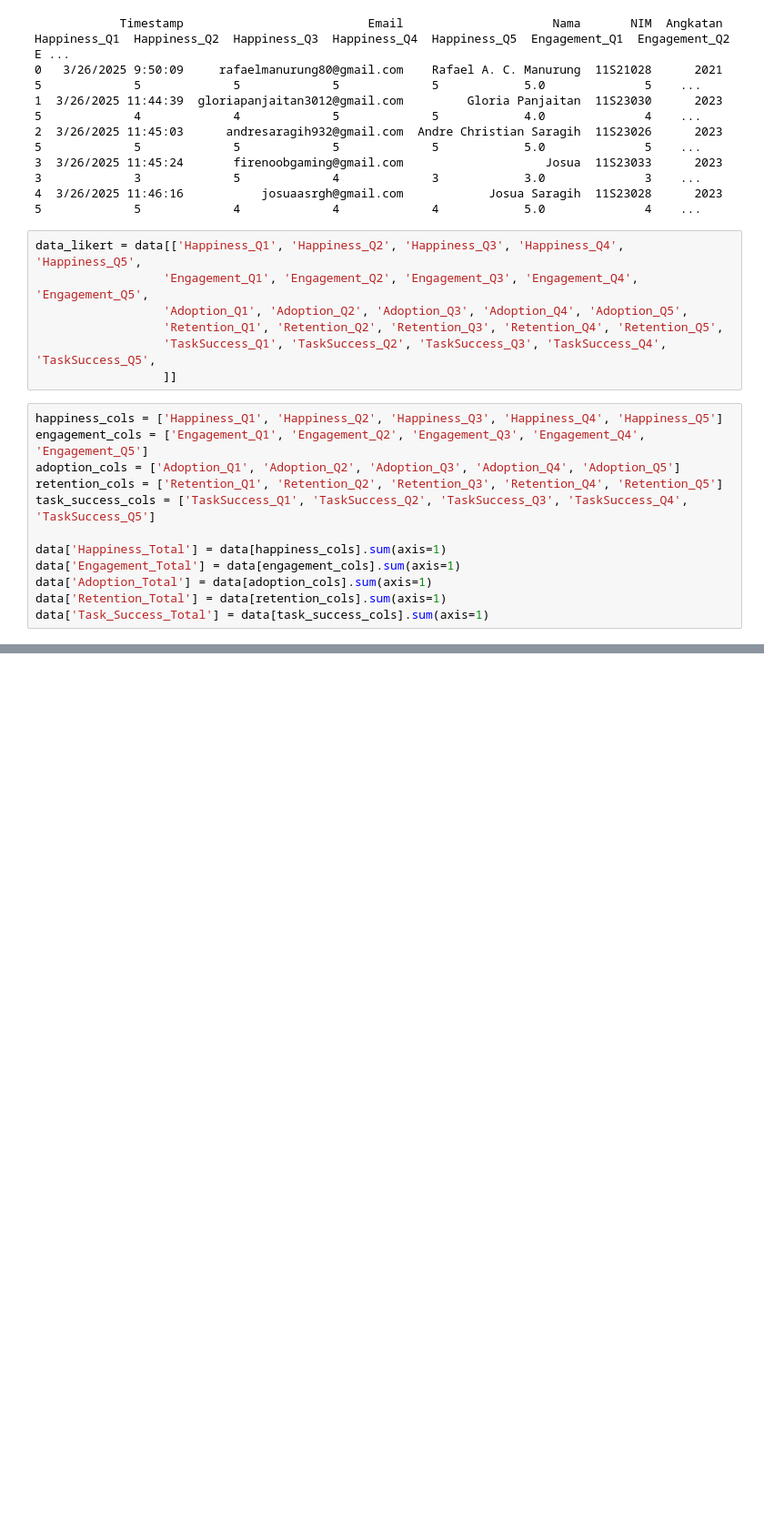
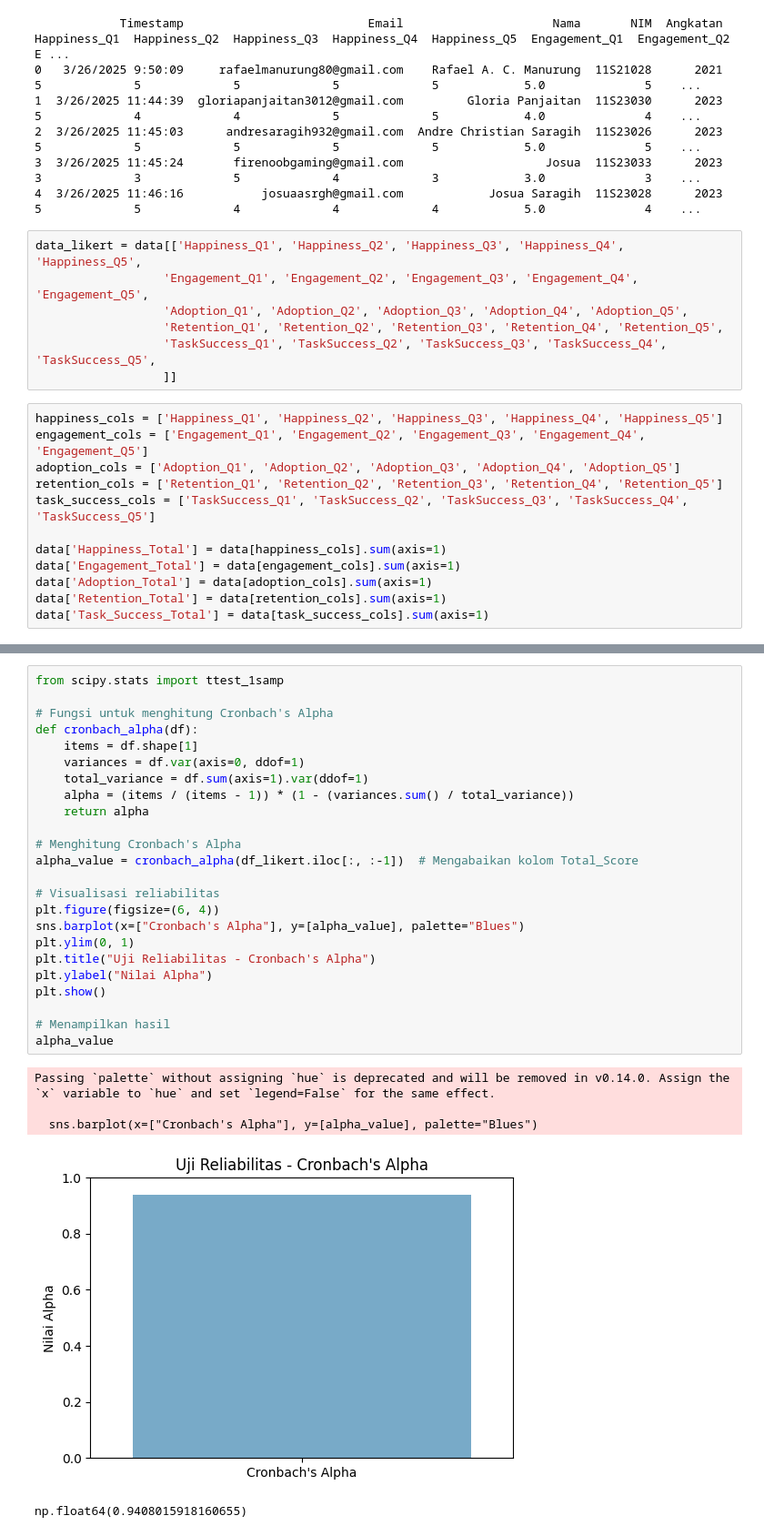
Before and after one commit to TRZs69/data-analysis, a Jupyter notebook: validity_test.ipynb, the cells around one changed output, grey strips where cells are left out. Shown at 91% size. Cells and saved outputs as stored; diff of their text form; blank space fills up the shorter version.

```diff
--- a/validity_test.ipynb
+++ b/validity_test.ipynb
@@ -123,0 +266,30 @@ Cronbach Alpha untuk Aspek Task Success: 0.889
+# %%
+from scipy.stats import ttest_1samp
+
+# Fungsi untuk menghitung Cronbach's Alpha
+def cronbach_alpha(df):
+    items = df.shape[1]
+    variances = df.var(axis=0, ddof=1)
+    total_variance = df.sum(axis=1).var(ddof=1)
+    alpha = (items / (items - 1)) * (1 - (variances.sum() / total_variance))
+    return alpha
+
+# Menghitung Cronbach's Alpha
+alpha_value = cronbach_alpha(df_likert.iloc[:, :-1])  # Mengabaikan kolom Total_Score
+
+# Visualisasi reliabilitas
+plt.figure(figsize=(6, 4))
+sns.barplot(x=["Cronbach's Alpha"], y=[alpha_value], palette="Blues")
+plt.ylim(0, 1)
+plt.title("Uji Reliabilitas - Cronbach's Alpha")
+plt.ylabel("Nilai Alpha")
+plt.show()
+
+# Menampilkan hasil
+alpha_value
+# %% [output]
+Passing `palette` without assigning `hue` is deprecated and will be removed in v0.14.0. Assign the `x` variable to `hue` and set `legend=False` for the same effect.
+
+  sns.barplot(x=["Cronbach's Alpha"], y=[alpha_value], palette="Blues")
+[figure, added]
+np.float64(0.9408015918160655)
```
Also changed, not shown: parts of 15 cells of this notebook.
